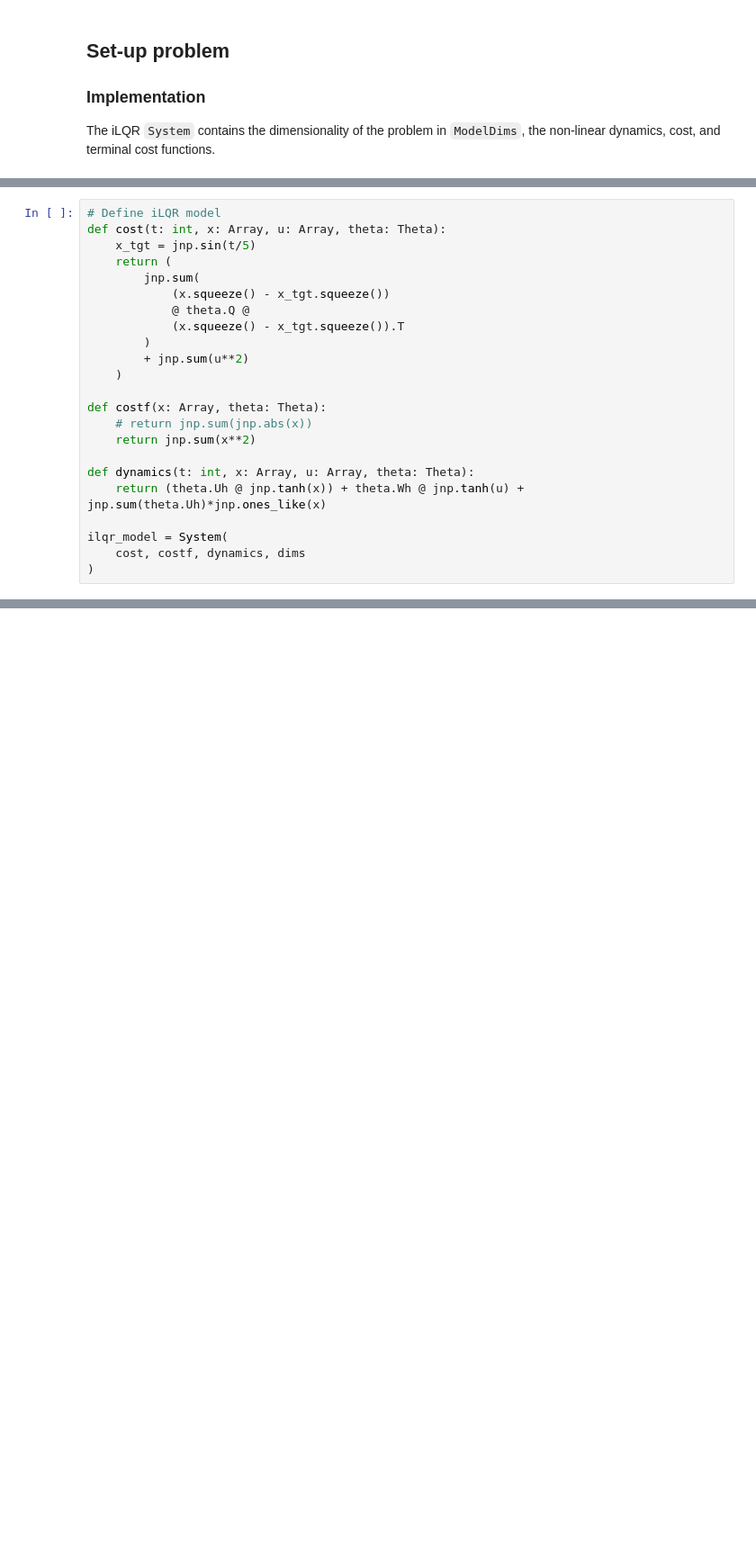
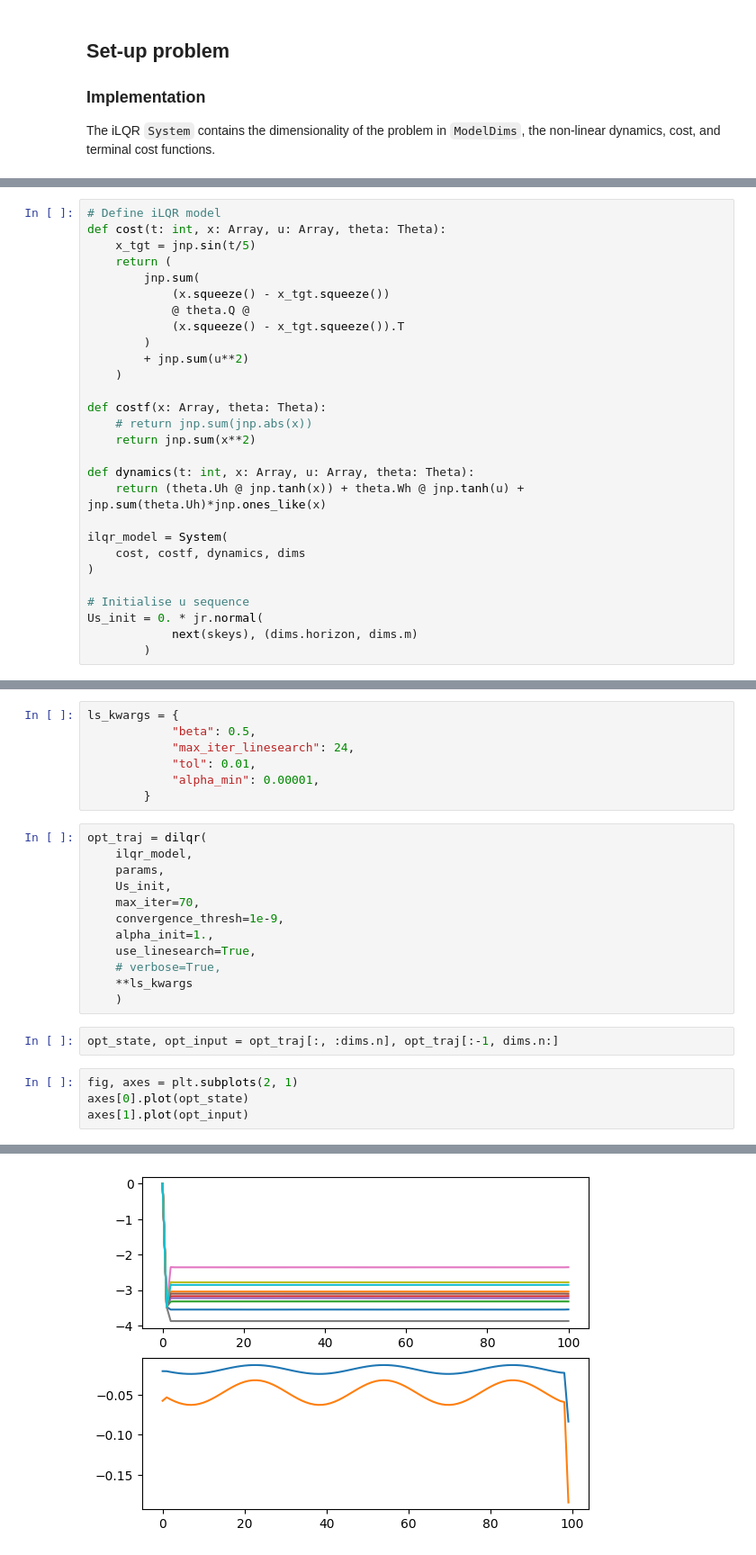
Before and after one commit to bbhaduri/diffilqrax-m1arm, a Jupyter notebook: doc/source/examples/gradients_through_ilqr.ipynb, the cells around one changed output, grey strips where cells are left out. Shown: that part at 90% size. Drawn from its saved outputs; the diff is of its cells as text; blank space fills up the shorter version.

```diff
--- a/doc/source/examples/gradients_through_ilqr.ipynb
+++ b/doc/source/examples/gradients_through_ilqr.ipynb
@@ -113,5 +112,10 @@ def dynamics(t: int, x: Array, u: Array, theta: Theta):
 ilqr_model = System(
     cost, costf, dynamics, dims
 )
+
+# Initialise u sequence
+Us_init = 0. * jr.normal(
+            next(skeys), (dims.horizon, dims.m)
+        )
 # %% [markdown]
 ## Solve iLQR
@@ -119,0 +124,26 @@ ilqr_model = System(
+# %%
+ls_kwargs = {
+            "beta": 0.5,
+            "max_iter_linesearch": 24,
+            "tol": 0.01,
+            "alpha_min": 0.00001,
+        }
+# %%
+opt_traj = dilqr(
+    ilqr_model,
+    params,
+    Us_init,
+    max_iter=70,
+    convergence_thresh=1e-9,
+    alpha_init=1.,
+    use_linesearch=True,
+    # verbose=True,
+    **ls_kwargs
+    )
+# %%
+opt_state, opt_input = opt_traj[:, :dims.n], opt_traj[:-1, dims.n:]
+# %%
+fig, axes = plt.subplots(2, 1)
+axes[0].plot(opt_state)
+axes[1].plot(opt_input)
+# %% [output]
@@ -119,0 +152 @@ ilqr_model = System(
+[figure, added]
```
Also changed, not shown: parts of 13 cells of this notebook, 6 other files.
